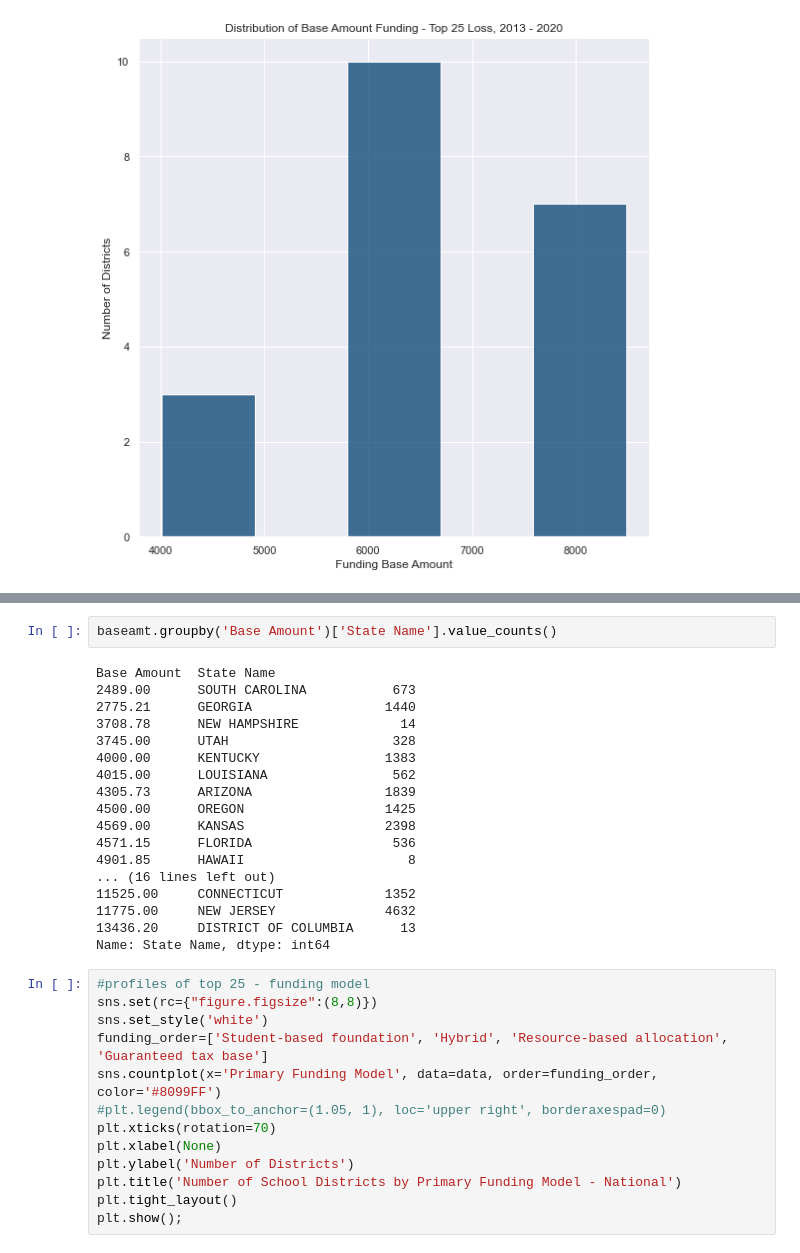
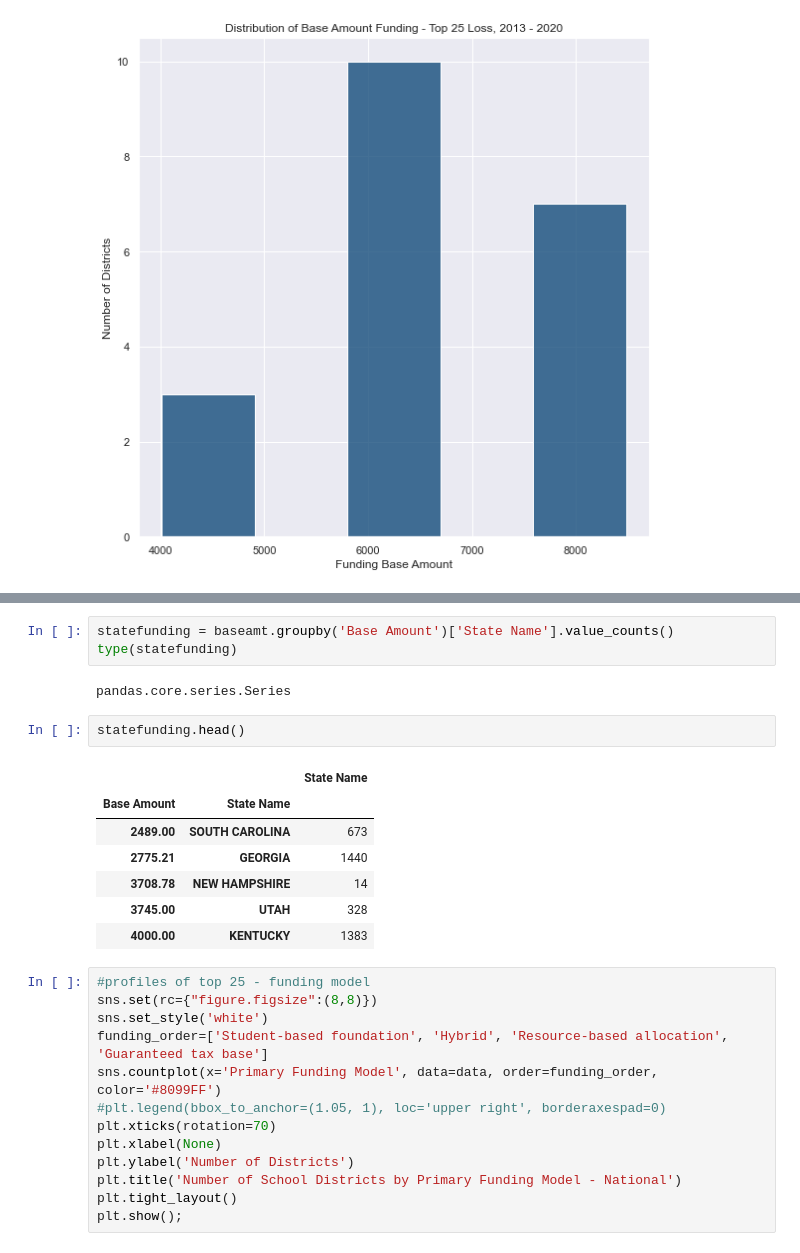
Before and after one commit to caitbrown12/NSS_Capstone, a Jupyter notebook: notebook/NCES_Enrollment_Data_2.ipynb, the cells around one changed output, grey strips where cells are left out. Drawn from its saved outputs; the diff is of its cells as text.

```diff
--- a/notebook/NCES_Enrollment_Data_2.ipynb
+++ b/notebook/NCES_Enrollment_Data_2.ipynb
@@ -1259,23 +1282,18 @@ plt.show();
 # %%
-baseamt.groupby('Base Amount')['State Name'].value_counts()
+statefunding = baseamt.groupby('Base Amount')['State Name'].value_counts()
+type(statefunding)
 # %% [output]
-Base Amount  State Name
-2489.00      SOUTH CAROLINA           673
-2775.21      GEORGIA                 1440
-3708.78      NEW HAMPSHIRE             14
-3745.00      UTAH                     328
-4000.00      KENTUCKY                1383
-4015.00      LOUISIANA                562
-4305.73      ARIZONA                 1839
-4500.00      OREGON                  1425
-4569.00      KANSAS                  2398
-4571.15      FLORIDA                  536
-4901.85      HAWAII                     8
-... (16 lines left out)
-11525.00     CONNECTICUT             1352
-11775.00     NEW JERSEY              4632
-13436.20     DISTRICT OF COLUMBIA      13
-Name: State Name, dtype: int64
+pandas.core.series.Series
+# %%
+statefunding.head()
+# %% [output]
+|  |  | State Name |
+| Base Amount | State Name |  |
+| 2489.00 | SOUTH CAROLINA | 673 |
+| 2775.21 | GEORGIA | 1440 |
+| 3708.78 | NEW HAMPSHIRE | 14 |
+| 3745.00 | UTAH | 328 |
+| 4000.00 | KENTUCKY | 1383 |
 # %%
 #profiles of top 25 - funding model
 sns.set(rc={"figure.figsize":(8,8)})
```
Also changed, not shown: parts of 9 cells of this notebook.
